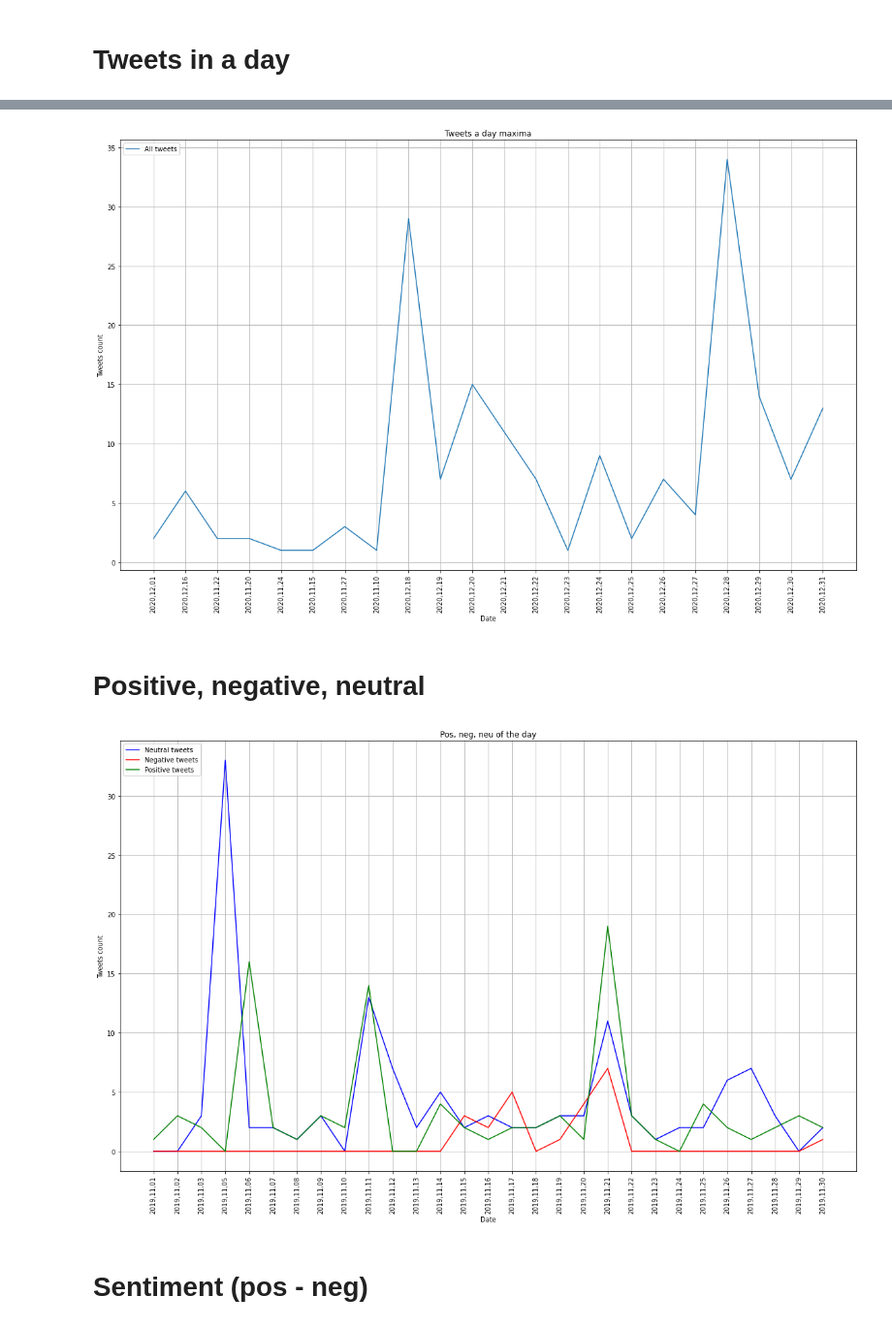
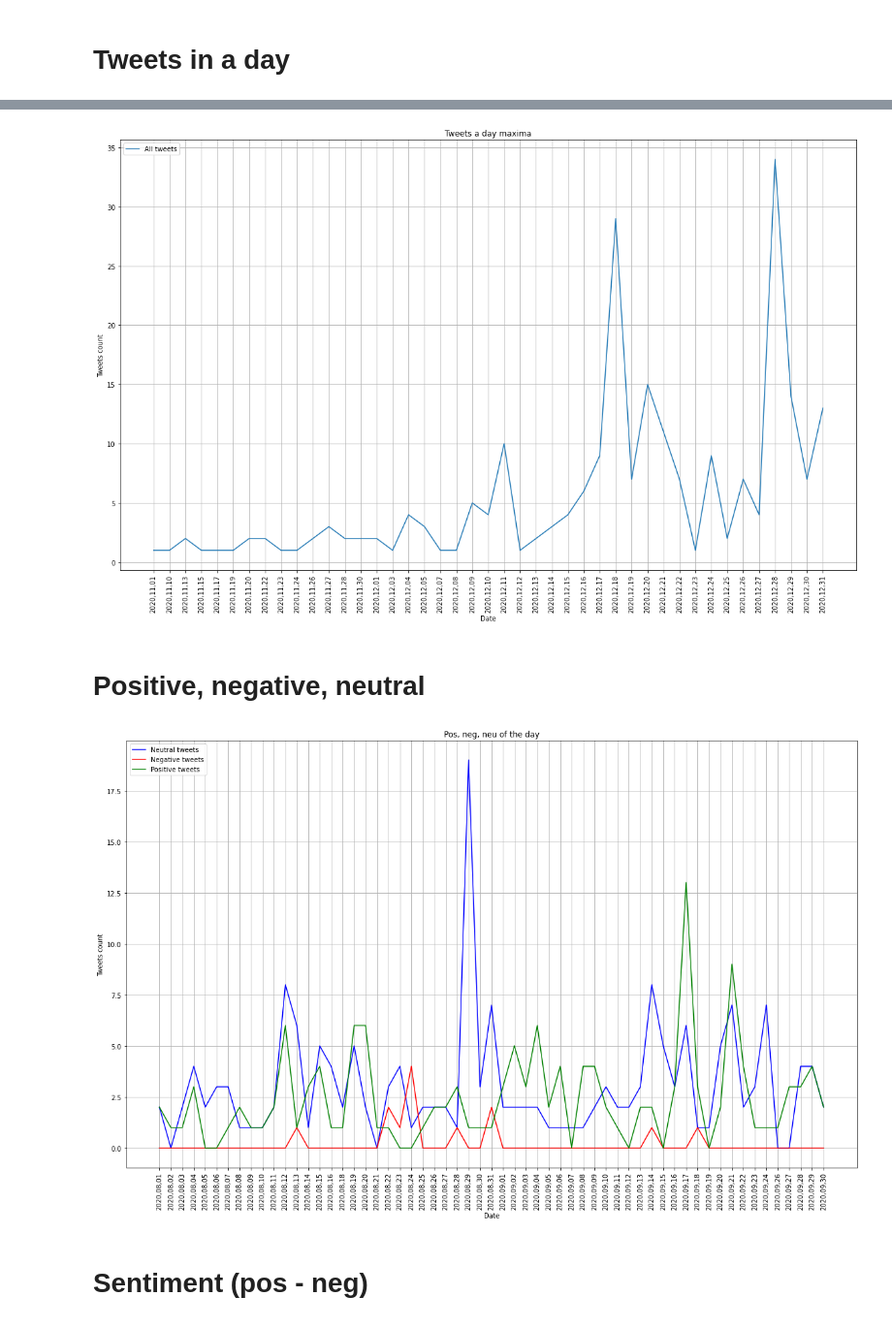
Before and after one commit to Alliix/twttr-tirgus, a Jupyter notebook: CASED/LVBERT_graphs.ipynb, the cells around one changed output, grey strips where cells are left out. Shown at 97% size. Cells and saved outputs as stored; diff of their text form; code cells hidden in the pictures.

Commit message:
sort dates in graphs

```diff
--- a/CASED/LVBERT_graphs.ipynb
+++ b/CASED/LVBERT_graphs.ipynb
@@ -201,3 +202,6 @@ brandTweets.head()
 | 3 | 🎉🍸😏😏🙏🏽 (@ Maxima XX - @maximaveik... | 1519965 | 926808202510983200 | 2017-11-04T15:47:49 | sw | NaN | NaN | ... |
 | 4 | @GirtsRungainis Skarbākais, ka ve... | 1521601 | 927041580455874600 | 2017-11-05T07:15:11 | lv | 9.268910e+17 | 134731218.0 | ... |
 5 rows × 26 columns
+# %%
+brandTweets = brandTweets.sort_values(by="date")
+brandTweets.head()
@@ -299,7 +311,9 @@ def findClosestDate(date):
 
     return [item.date for item in sentimentList].index(d.strftime('%Y,%m,%d'))
 # %%
-startDate = "2020,12,01"
+from datetime import datetime
+
+startDate = "2020,11,01"
 endDate = "2021,01,01"
 
 startIndex= findClosestDate(startDate)
@@ -318,35 +332,35 @@ ax.set_title('Tweets a day '+ brand)
 ax.grid(True)
 ax.legend(loc='upper left');
 # %% [output]
-[figure, old version]
+[figure, new version]
 # %% [markdown]
 # Positive, negative, neutral
 # %%
-startDate = "2019,11,01"
-endDate = "2019,12,01"
+startDate = "2020,08,01"
+endDate = "2020,10,01"
 
 startIndex= findClosestDate(startDate)
 endIndex= findClosestDate(endDate)
 
 plt.rc('font', size=10)
 fig, ax = plt.subplots(figsize=(20, 12))
 
 # Specify how our lines should look
 ax.plot([item.date for item in sentimentList[startIndex:endIndex]],
         [item.neutralCount for item in sentimentList[startIndex:endIndex]], label='Neutral tweets', color='b')
 ax.plot([item.date for item in sentimentList[startIndex:endIndex]],
         [item.negativeCount for item in sentimentList[startIndex:endIndex]], label='Negative tweets', color='r')
 ax.plot([item.date for item in sentimentList[startIndex:endIndex]],
         [item.positiveCount for item in sentimentList[startIndex:endIndex]], label='Positive tweets', color='g')
 
 ax.set_xlabel('Date')
 plt.xticks(rotation=90)
 ax.set_ylabel('Tweets count')
 ax.set_title('Pos, neg, neu of the day')
 ax.grid(True)
 ax.legend(loc='upper left');
 # %% [output]
-[figure, old version]
+[figure, new version]
 # %% [markdown]
 # Sentiment (pos - neg)
 # %%
```
Also changed, not shown: parts of 18 cells of this notebook.
